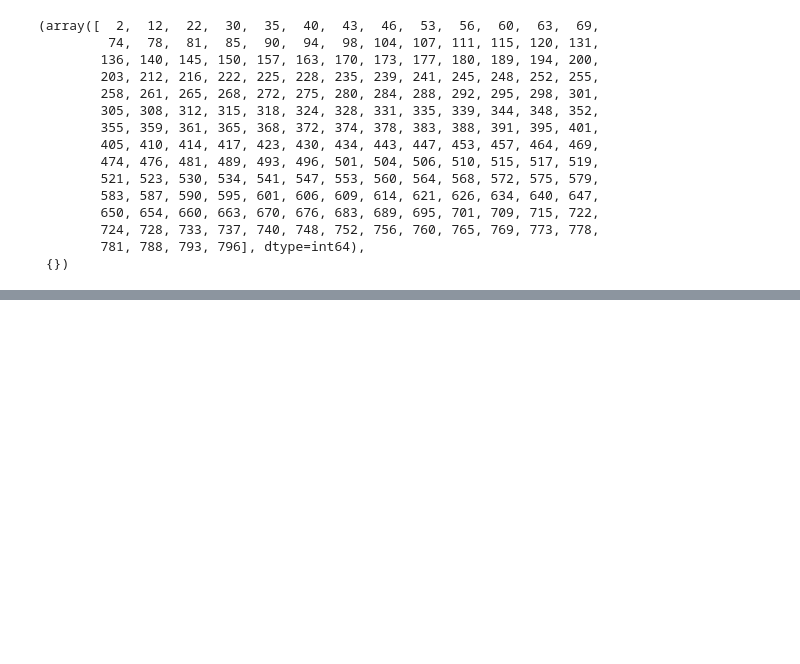
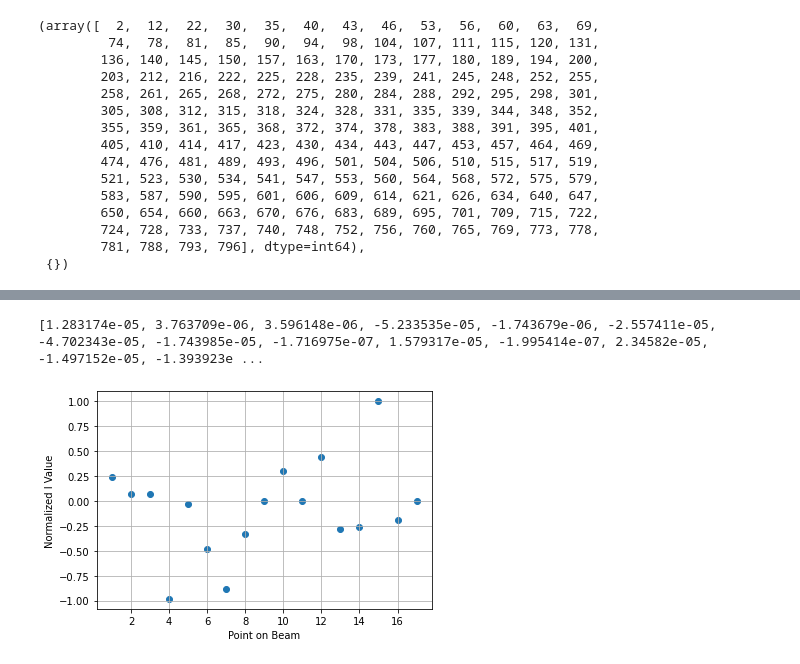
Before and after one commit to shyamthyagarajan/ae461, a Jupyter notebook: Lab 5/Lab 5 Analysis.ipynb, the cells around one changed output, grey strips where cells are left out. Cells and saved outputs as stored; diff of their text form; code cells hidden in the pictures; blank space fills up the shorter version.

```diff
--- a/Lab 5/Lab 5 Analysis.ipynb
+++ b/Lab 5/Lab 5 Analysis.ipynb
@@ -188,0 +272,17 @@ peaks
+# %%
+def findVectorW3(I, X):
+    index = np.argmin(np.abs(X-406))
+    return I[index]
+I3_vector = []
+for i in range(17):
+    I3_vector.append(findVectorW3(Inew[i], Xnew[i]))
+I3_norm = I3_vector / np.max(np.abs(I3_vector))
+print(I3_vector)
+plt.scatter(np.arange(1, 18), I3_norm)
+plt.grid()
+plt.xlabel('Point on Beam')
+plt.ylabel('Normalized I Value')
+plt.show()
+# %% [output]
+[1.283174e-05, 3.763709e-06, 3.596148e-06, -5.233535e-05, -1.743679e-06, -2.557411e-05, -4.702343e-05, -1.743985e-05, -1.716975e-07, 1.579317e-05, -1.995414e-07, 2.34582e-05, -1.497152e-05, -1.393923e ...
+[figure, added]
```
Also changed, not shown: parts of 15 cells of this notebook.
